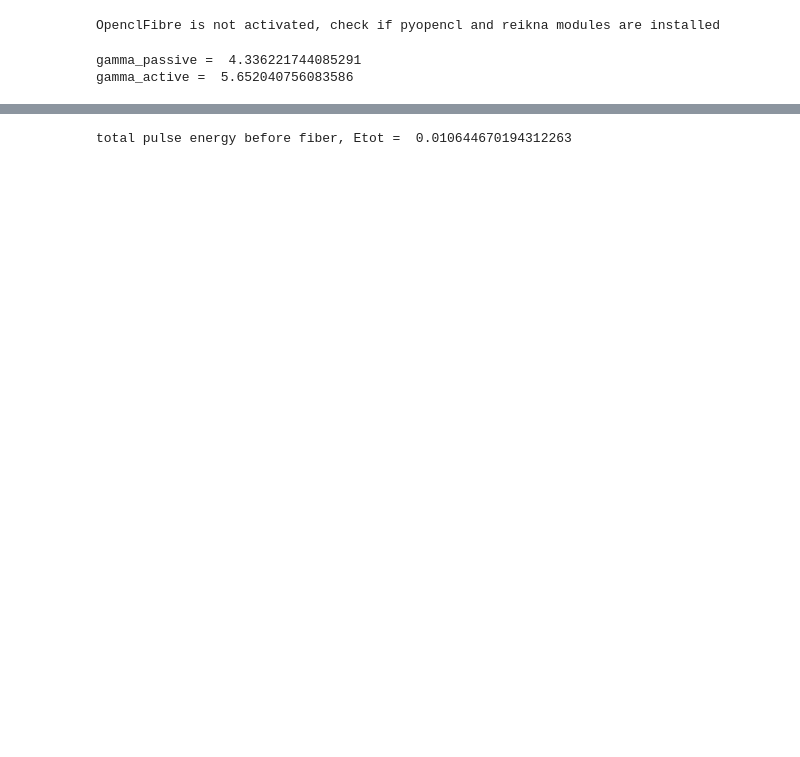
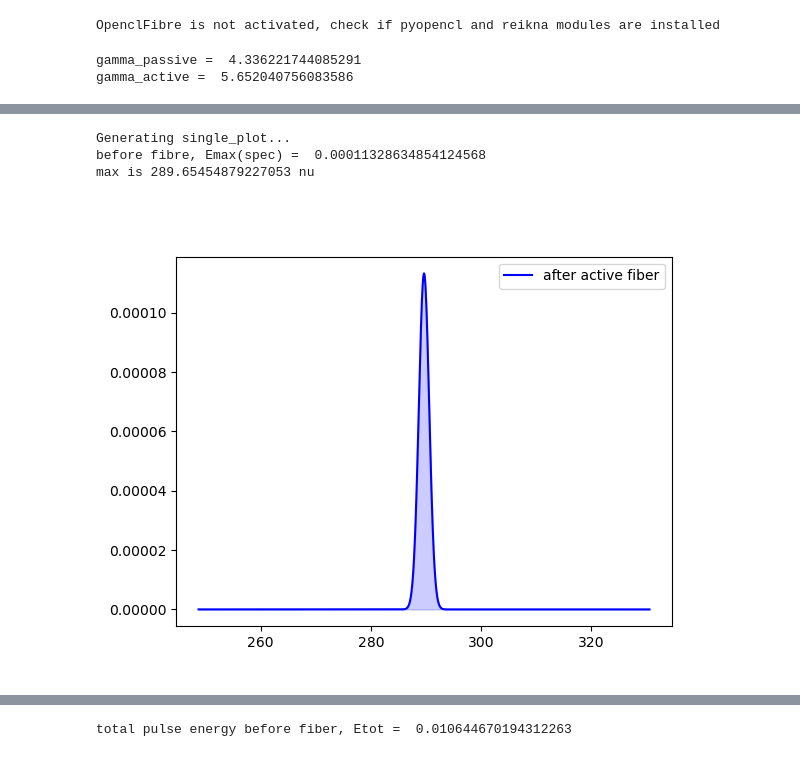
Before and after one commit to KarinaSaraeva/pyofssChanged, a Jupyter notebook: mamyshev_oscillator.ipynb, the cells around one changed output, grey strips where cells are left out. Saved outputs shown, nothing was run; the diff lists cells and outputs as text; code cells hidden in the pictures; blank space fills up the shorter version.

```diff
--- a/mamyshev_oscillator.ipynb
+++ b/mamyshev_oscillator.ipynb
@@ -24,10 +24,9 @@ print("gamma_active = ", gamma_active)
 gamma_passive =  4.336221744085291
 gamma_active =  5.652040756083586
 # %%
-domain = Domain(samples_per_bit = 2**14, bit_width = 200.0, total_bits = 1, centre_nu = lambda_to_nu(1028.0))
-gaussian = Gaussian(name="initial_pulse", peak_power = 1, width = 10., C = 0, using_fwhm=True)
+domain = Domain(samples_per_bit = 2**14, bit_width = 200.0, total_bits = 1, centre_nu = lambda_to_nu(1035))
+gaussian = Gaussian(name="initial_pulse", peak_power = 1, width = 10., C = 50, using_fwhm=True)
 A = gaussian.generate(domain.t)
-single_plot(domain.t, temporal_power(A), label="initial field")
 E = energy(A, domain.t)
 print("initial energy = ", E)
 # %% [output]
@@ -72,0 +104,9 @@ total pulse energy after fiber, Etot =  2.9882362741928596
+# %%
+single_plot(domain.nu, spectral_power(A), label="after active fiber")
+print("before fibre, Emax(spec) = ", np.max(spectral_power(A)))
+print(f"max is {domain.nu[np.argmax(spectral_power(A))]} nu")
+# %% [output]
+Generating single_plot...
+before fibre, Emax(spec) =  0.00011328634854124568
+max is 289.65454879227053 nu
+[figure, added]
```
Also changed, not shown: parts of 13 cells of this notebook, 4 other files.
